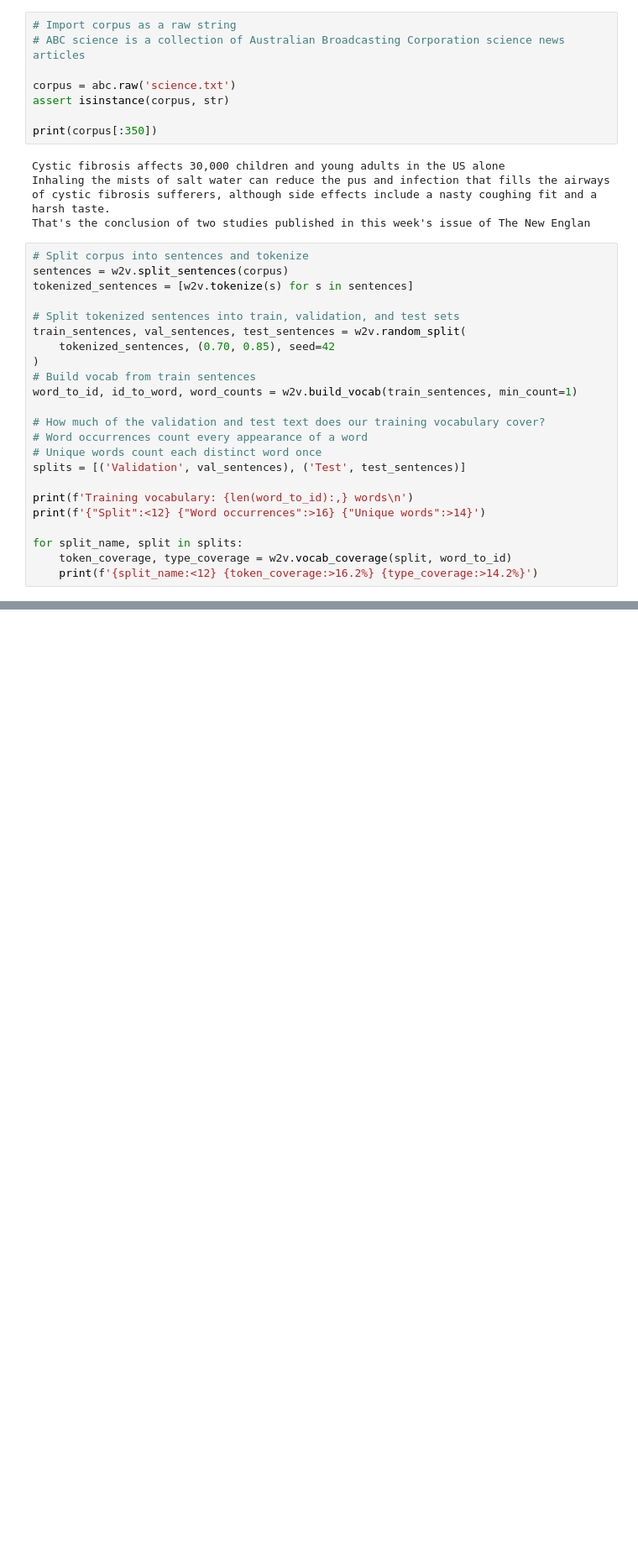
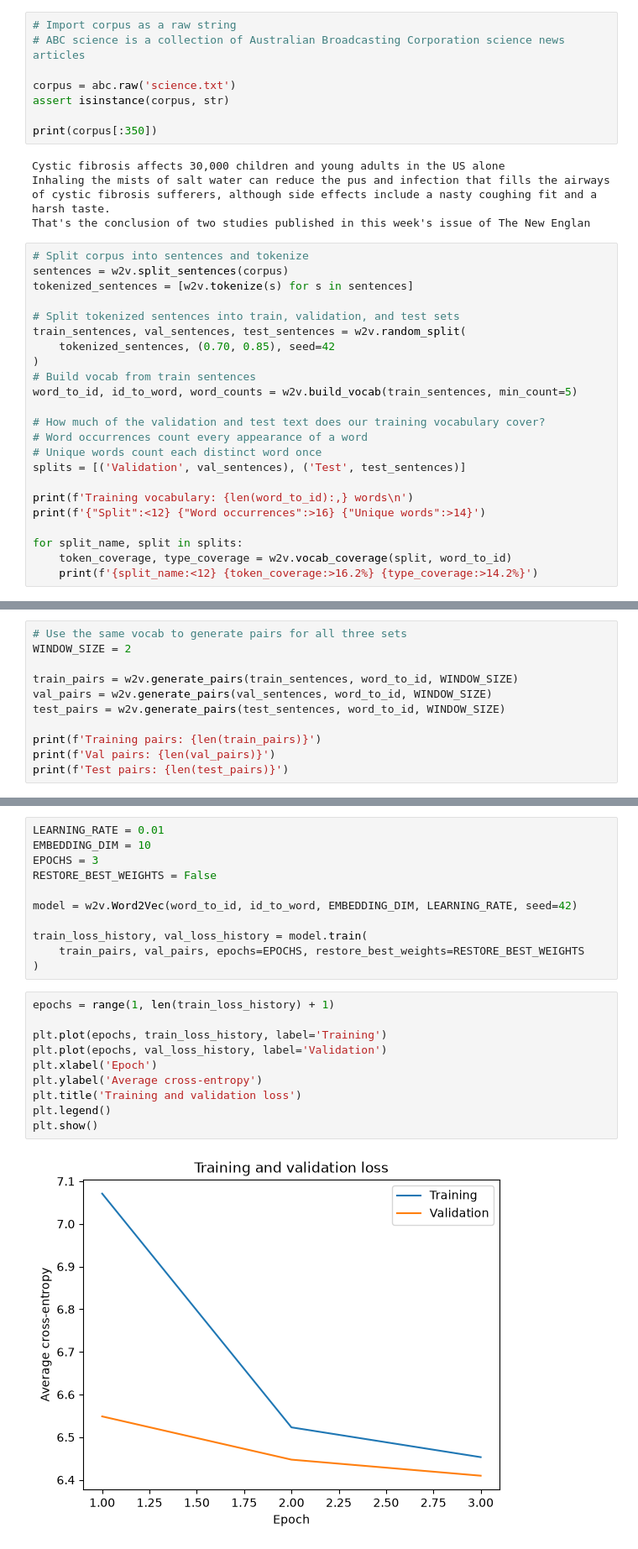
Before and after one commit to bradyap/word2vec, a Jupyter notebook: demo.ipynb, the cells around one changed output, grey strips where cells are left out. Shown at 84% size. Drawn from its saved outputs; the diff is of its cells as text; blank space fills up the shorter version.

Commit message:
test training

```diff
--- a/demo.ipynb
+++ b/demo.ipynb
@@ -26,7 +26,7 @@ train_sentences, val_sentences, test_sentences = w2v.random_split(
     tokenized_sentences, (0.70, 0.85), seed=42
 )
 # Build vocab from train sentences
-word_to_id, id_to_word, word_counts = w2v.build_vocab(train_sentences, min_count=1)
+word_to_id, id_to_word, word_counts = w2v.build_vocab(train_sentences, min_count=5)
 
 # How much of the validation and test text does our training vocabulary cover?
 # Word occurrences count every appearance of a word
@@ -47,0 +48,11 @@ Test                   97.09%         83.81%
+# %%
+# Use the same vocab to generate pairs for all three sets
+WINDOW_SIZE = 2
+
+train_pairs = w2v.generate_pairs(train_sentences, word_to_id, WINDOW_SIZE)
+val_pairs = w2v.generate_pairs(val_sentences, word_to_id, WINDOW_SIZE)
+test_pairs = w2v.generate_pairs(test_sentences, word_to_id, WINDOW_SIZE)
+
+print(f'Training pairs: {len(train_pairs)}')
+print(f'Val pairs: {len(val_pairs)}')
+print(f'Test pairs: {len(test_pairs)}')
@@ -47,0 +63,23 @@ Test                   97.09%         83.81%
+# %%
+LEARNING_RATE = 0.01
+EMBEDDING_DIM = 10
+EPOCHS = 3
+RESTORE_BEST_WEIGHTS = False
+
+model = w2v.Word2Vec(word_to_id, id_to_word, EMBEDDING_DIM, LEARNING_RATE, seed=42)
+
+train_loss_history, val_loss_history = model.train(
+    train_pairs, val_pairs, epochs=EPOCHS, restore_best_weights=RESTORE_BEST_WEIGHTS
+)
+# %%
+epochs = range(1, len(train_loss_history) + 1)
+
+plt.plot(epochs, train_loss_history, label='Training')
+plt.plot(epochs, val_loss_history, label='Validation')
+plt.xlabel('Epoch')
+plt.ylabel('Average cross-entropy')
+plt.title('Training and validation loss')
+plt.legend()
+plt.show()
+# %% [output]
+[figure, added]
```
Also changed, not shown: parts of 2 cells of this notebook.
